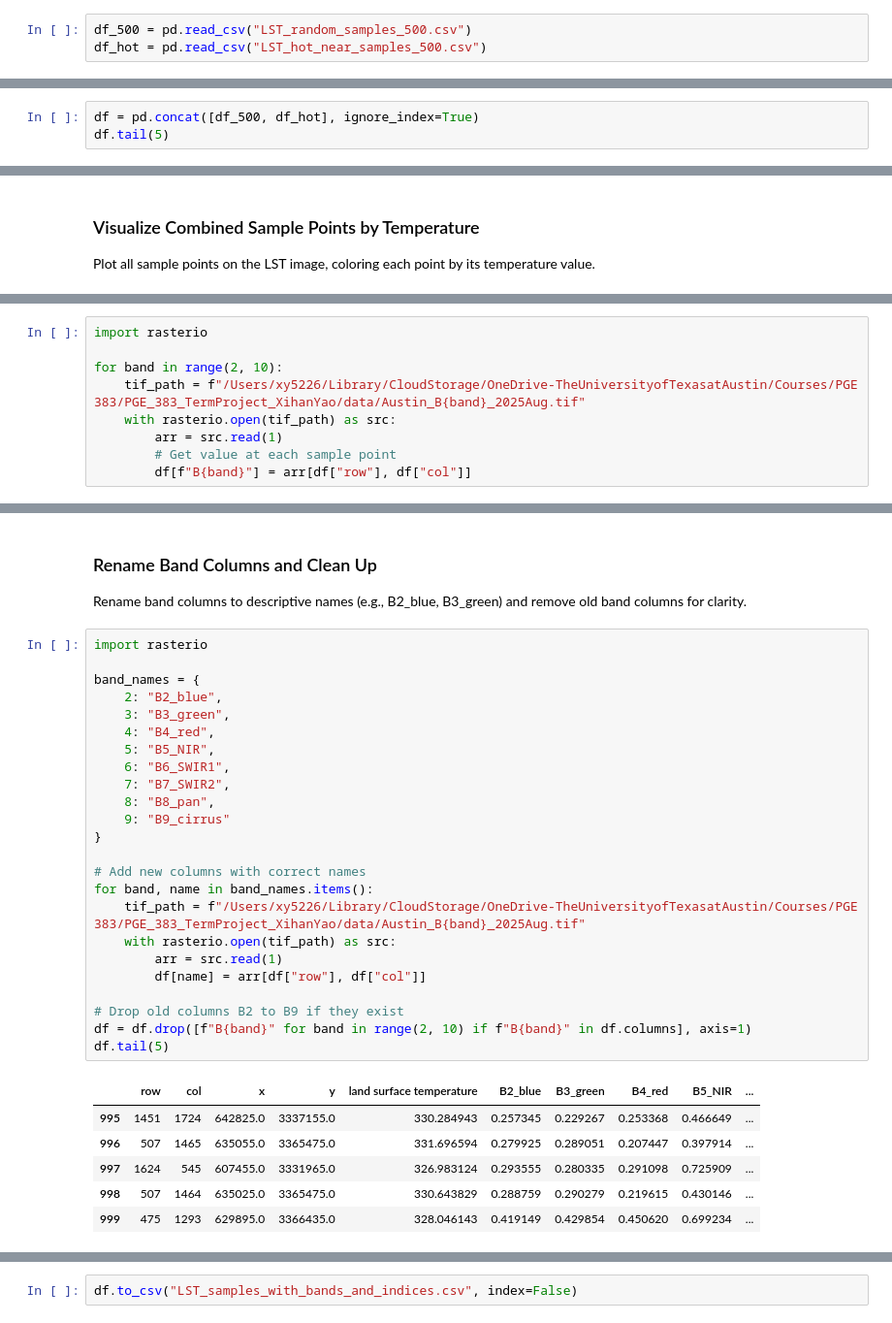
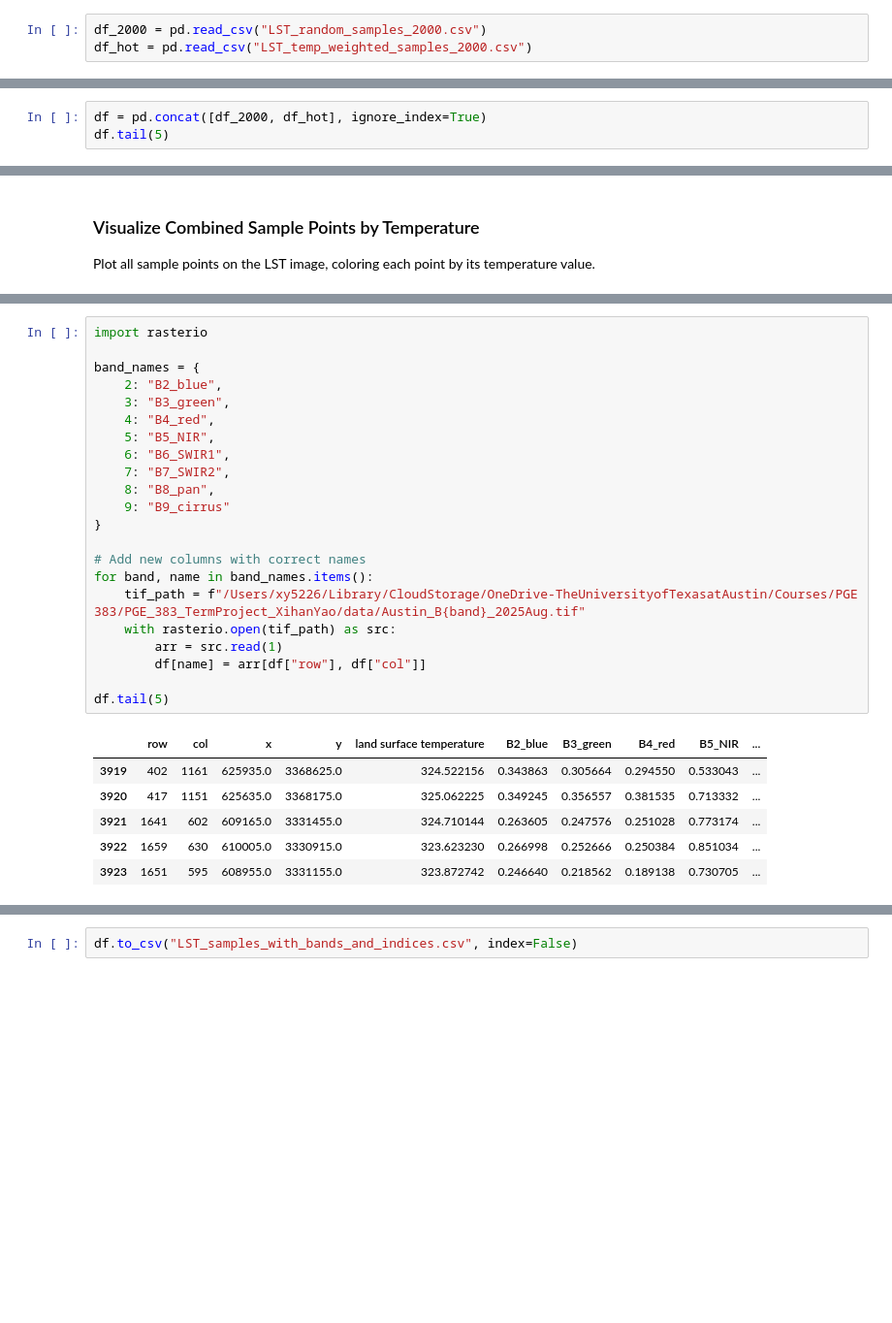
Before and after one commit to xyaoaf/PGE_383_TermProject_XihanYao, a Jupyter notebook: experiment_251115.ipynb, the cells around one changed output, grey strips where cells are left out. Shown at 97% size. Drawn from its saved outputs; the diff is of its cells as text; blank space fills up the shorter version.

```diff
--- a/experiment_251115.ipynb
+++ b/experiment_251115.ipynb
@@ -203,4 +257,4 @@ Saved 500 near-hot samples to LST_hot_near_samples_500.csv
 # %%
-df_500 = pd.read_csv("LST_random_samples_500.csv")
-df_hot = pd.read_csv("LST_hot_near_samples_500.csv")
+df_2000 = pd.read_csv("LST_random_samples_2000.csv")
+df_hot = pd.read_csv("LST_temp_weighted_samples_2000.csv")
 # %% [markdown]
@@ -209,5 +263,5 @@ Merge the random and near-hot sample DataFrames into a single DataFrame for furt
 # %%
-df = pd.concat([df_500, df_hot], ignore_index=True)
+df = pd.concat([df_2000, df_hot], ignore_index=True)
 df.tail(5)
 # %% [output]
 |  | row | col | x | y | land surface temperature |
@@ -260,9 +307,0 @@ For each sample point, extract the pixel value from bands B2 to B9 and add them
-# %%
-import rasterio
-
-for band in range(2, 10):
-    tif_path = f"/Users/xy5226/Library/CloudStorage/OneDrive-TheUniversityofTexasatAustin/Courses/PGE 383/PGE_383_TermProject_XihanYao/data/Austin_B{band}_2025Aug.tif"
-    with rasterio.open(tif_path) as src:
-        arr = src.read(1)
-        # Get value at each sample point
-        df[f"B{band}"] = arr[df["row"], df["col"]]
@@ -278,35 +308,30 @@ df.tail(5)
-# %% [markdown]
-### Rename Band Columns and Clean Up
-Rename band columns to descriptive names (e.g., B2_blue, B3_green) and remove old band columns for clarity.
 # %%
 import rasterio
 
 band_names = {
     2: "B2_blue",
     3: "B3_green",
     4: "B4_red",
     5: "B5_NIR",
     6: "B6_SWIR1",
     7: "B7_SWIR2",
     8: "B8_pan",
     9: "B9_cirrus"
 }
 
 # Add new columns with correct names
 for band, name in band_names.items():
     tif_path = f"/Users/xy5226/Library/CloudStorage/OneDrive-TheUniversityofTexasatAustin/Courses/PGE 383/PGE_383_TermProject_XihanYao/data/Austin_B{band}_2025Aug.tif"
     with rasterio.open(tif_path) as src:
         arr = src.read(1)
         df[name] = arr[df["row"], df["col"]]
 
-# Drop old columns B2 to B9 if they exist
-df = df.drop([f"B{band}" for band in range(2, 10) if f"B{band}" in df.columns], axis=1)
 df.tail(5)
 # %% [output]
 |  | row | col | x | y | land surface temperature | B2_blue | B3_green | B4_red | B5_NIR | ... |
-| 995 | 1451 | 1724 | 642825.0 | 3337155.0 | 330.284943 | 0.257345 | 0.229267 | 0.253368 | 0.466649 | ... |
-| 996 | 507 | 1465 | 635055.0 | 3365475.0 | 331.696594 | 0.279925 | 0.289051 | 0.207447 | 0.397914 | ... |
-| 997 | 1624 | 545 | 607455.0 | 3331965.0 | 326.983124 | 0.293555 | 0.280335 | 0.291098 | 0.725909 | ... |
-| 998 | 507 | 1464 | 635025.0 | 3365475.0 | 330.643829 | 0.288759 | 0.290279 | 0.219615 | 0.430146 | ... |
-| 999 | 475 | 1293 | 629895.0 | 3366435.0 | 328.046143 | 0.419149 | 0.429854 | 0.450620 | 0.699234 | ... |
+| 3919 | 402 | 1161 | 625935.0 | 3368625.0 | 324.522156 | 0.343863 | 0.305664 | 0.294550 | 0.533043 | ... |
+| 3920 | 417 | 1151 | 625635.0 | 3368175.0 | 325.062225 | 0.349245 | 0.356557 | 0.381535 | 0.713332 | ... |
+| 3921 | 1641 | 602 | 609165.0 | 3331455.0 | 324.710144 | 0.263605 | 0.247576 | 0.251028 | 0.773174 | ... |
+| 3922 | 1659 | 630 | 610005.0 | 3330915.0 | 323.623230 | 0.266998 | 0.252666 | 0.250384 | 0.851034 | ... |
+| 3923 | 1651 | 595 | 608955.0 | 3331155.0 | 323.872742 | 0.246640 | 0.218562 | 0.189138 | 0.730705 | ... |
 # %% [markdown]
```
Also changed, not shown: parts of 22 cells of this notebook, 5 other files.
